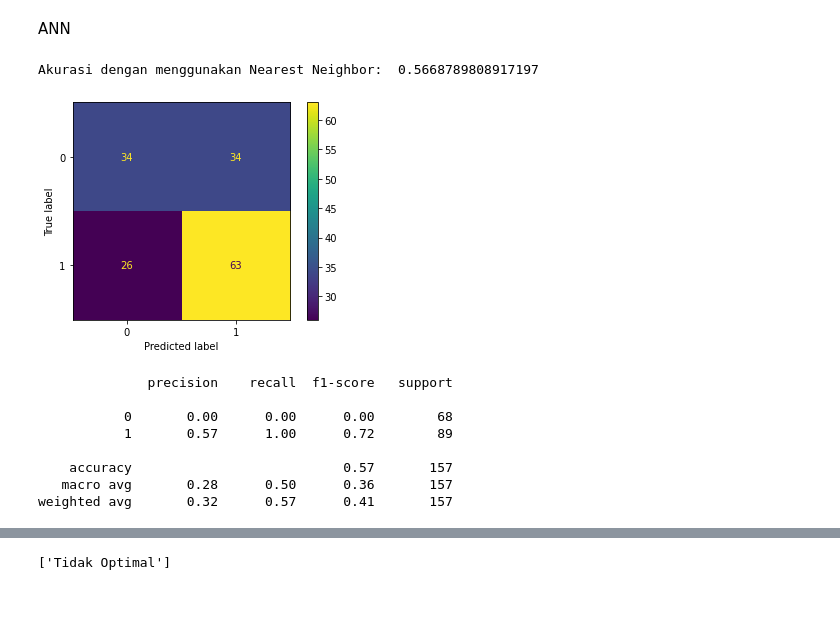
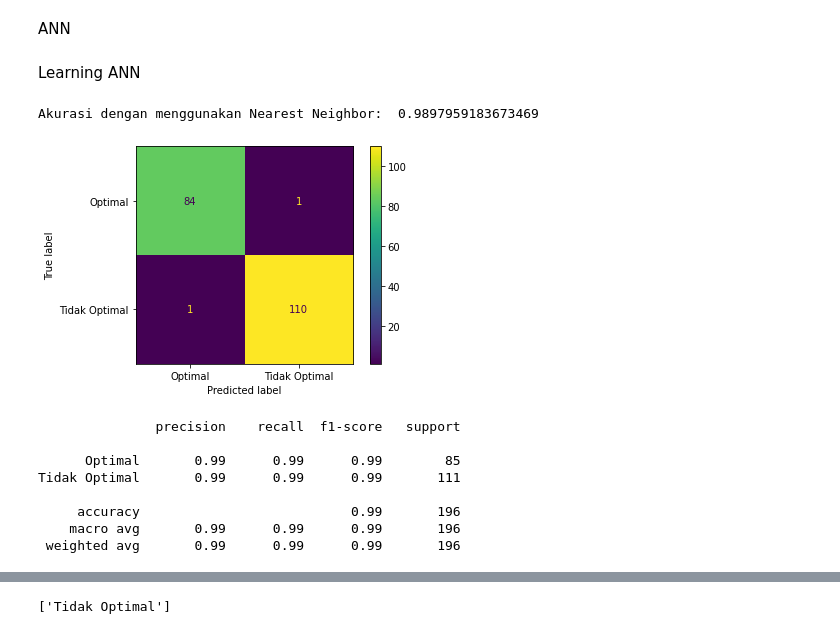
Before and after one commit to Rullyro/AIDepartmen1, a Jupyter notebook: AI1.ipynb, the cells around one changed output, grey strips where cells are left out. Cells and saved outputs as stored; diff of their text form; code cells hidden in the pictures; blank space fills up the shorter version.

```diff
--- a/AI1.ipynb
+++ b/AI1.ipynb
@@ -131,5 +131,5 @@ data_tidak_optimal
 442 rows × 6 columns
 # %%
 df1 = pd.concat([data_optimal, data_tidak_optimal])
-x1 = df.drop(labels=['Class'], axis=1) #variabel fitur
-y1= df['Class'] #variabel kelas
+x1 = df1.drop(labels=['Class'], axis=1) #variabel fitur
+y1= df1['Class'] #variabel kelas
@@ -279,40 +295,36 @@ ANN
+# %% [markdown]
+Learning ANN
 # %%
-from sklearn.neural_network import MLPClassifier
-from sklearn import metrics
-from sklearn.metrics import plot_confusion_matrix
-from sklearn.metrics import confusion_matrix
-from sklearn.metrics import classification_report
-import matplotlib.pyplot as plt
 
 mlp = MLPClassifier(solver='lbfgs', alpha=1e-5, hidden_layer_sizes=(3, 3), random_state=1)
 
 mlp.fit(X_train,y_train)
 y_pred = mlp.predict(X_test)
 
 #akurasi
 score = metrics.accuracy_score(y_test, y_pred)
 print("Akurasi dengan menggunakan Nearest Neighbor: ", score)
 
 # Confusion matrix
 matrix = confusion_matrix(y_test, y_pred)
-plot_confusion_matrix(dt, X_test, y_test)
+plot_confusion_matrix(mlp, X_test, y_test)
 plt.show()
 
 # Classification report
 report = classification_report(y_test, y_pred)
 # cek hasil matrix
 print(report)
 # %% [output]
-Akurasi dengan menggunakan Nearest Neighbor:  0.5668789808917197
+Akurasi dengan menggunakan Nearest Neighbor:  0.9897959183673469
-[figure, old version]
+[figure, new version]
-              precision    recall  f1-score   support
+               precision    recall  f1-score   support
 
-           0       0.00      0.00      0.00        68
-           1       0.57      1.00      0.72        89
+      Optimal       0.99      0.99      0.99        85
+Tidak Optimal       0.99      0.99      0.99       111
 
-    accuracy                           0.57       157
-   macro avg       0.28      0.50      0.36       157
-weighted avg       0.32      0.57      0.41       157
+     accuracy                           0.99       196
+    macro avg       0.99      0.99      0.99       196
+ weighted avg       0.99      0.99      0.99       196
 # %%
 from sklearn.preprocessing import LabelEncoder
 
```
Also changed, not shown: parts of 25 cells of this notebook.
